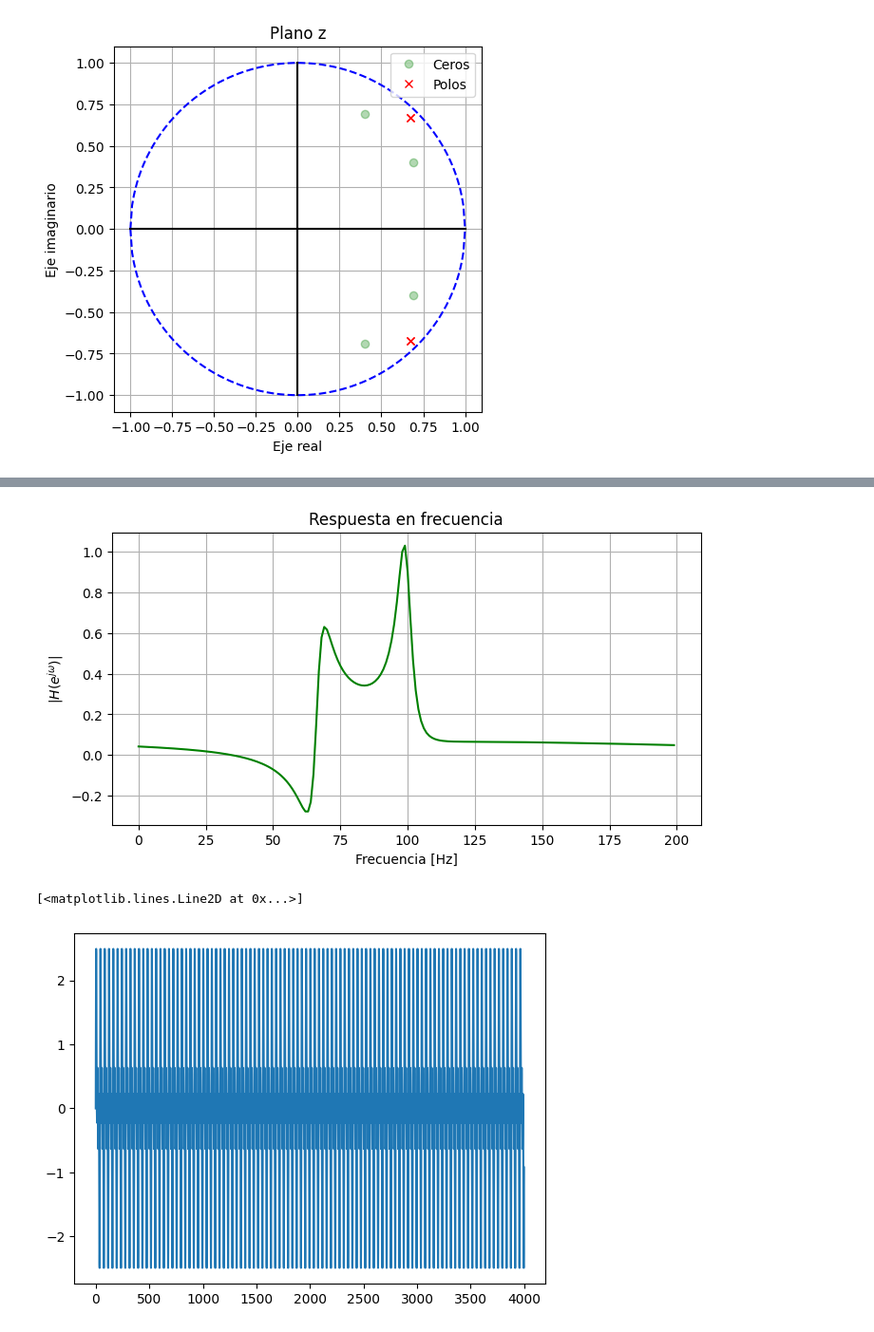
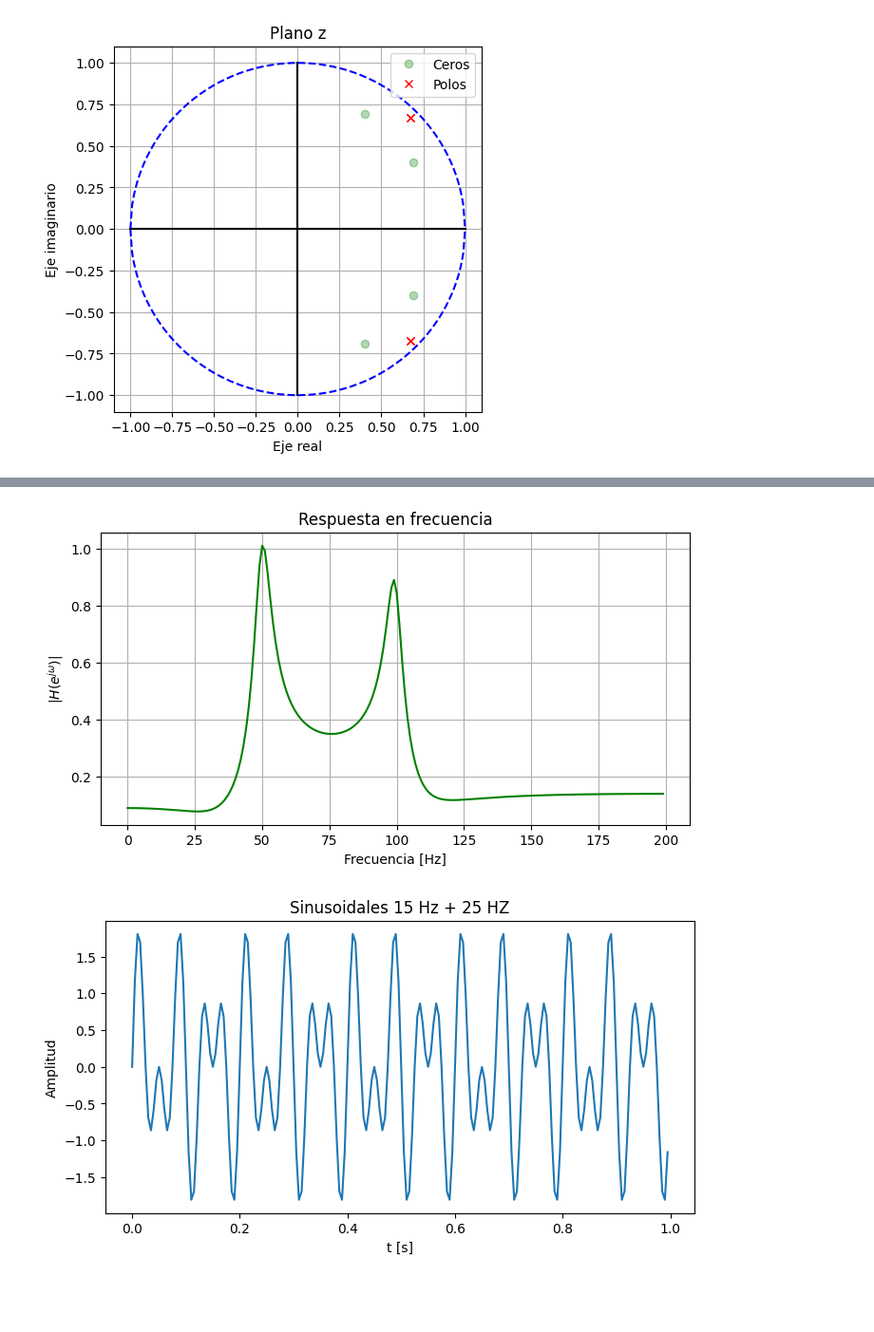
Before and after one commit to DayubMateo/PDS_2026_IIA, a Jupyter notebook: unidad_3-4 Filtros IIR Fir/PDS_TP_1.ipynb, the cells around one changed output, grey strips where cells are left out. Shown at 95% size. Saved outputs shown, nothing was run; the diff lists cells and outputs as text; code cells hidden in the pictures; blank space fills up the shorter version.

```diff
--- a/unidad_3-4 Filtros IIR Fir/PDS_TP_1.ipynb
+++ b/unidad_3-4 Filtros IIR Fir/PDS_TP_1.ipynb
@@ -7,6 +7,8 @@ import scipy.signal as signal
 # %% [markdown]
 ![image.png](attachment:image.png)
 # %%
+frecM = 200
+
 # Definimos Radios
 r_1 = .95
 r_2 = .8
@@ -122,27 +128,36 @@ graficar_plano_z(ceros, polos)
 # %%
-H_tr = obtener_H(ceros, polos)
-H_tr = H_tr/np.max(H_tr)
+H_tr = obtener_H(ceros, polos, frecM, np.pi/4)
 plt.figure(figsize=(8,4))
 plt.title("Respuesta en frecuencia")
-plt.plot(H_tr, c='green')
+plt.plot(np.abs(H_tr), c='green')
 plt.xlabel("Frecuencia [Hz]")
 plt.ylabel("$|H(e^{j\\omega})|$")
 plt.grid()
 plt.show()
 # %% [output]
-[figure, old version]
+[figure, new version]
 # %%
-def senoidal(N, frecs, frecM):
-    dom = np.arange(0, N, 1/frecM)
+def generar_senoidal(N, frecs, frecM):
+    # N = n° segundos
+    Tm = 1/frecM
+
+    dom = np.arange(0, N, Tm)
 
     senoidal_final = np.zeros_like(dom)
     for f in range(len(frecs)):
         senoidal = np.sin(dom * 2 * np.pi * frecs[f])
         senoidal_final += senoidal
 
-    return senoidal_final
+
+    return dom, senoidal_final
 # %%
-plt.plot(senoidal(10,[10,20,30],400))
+dom, seno = generar_senoidal(1,[15,25],frecM)
+
+plt.figure(figsize=(8,4))
+plt.title("Sinusoidales 15 Hz + 25 HZ")
+plt.plot(dom, seno)
+plt.xlabel('t [s]')
+plt.ylabel('Amplitud')
+plt.show()
 # %% [output]
-[<matplotlib.lines.Line2D at 0x...>]
-[figure, old version]
+[figure, new version]
```
Also changed, not shown: parts of 4 cells of this notebook.
